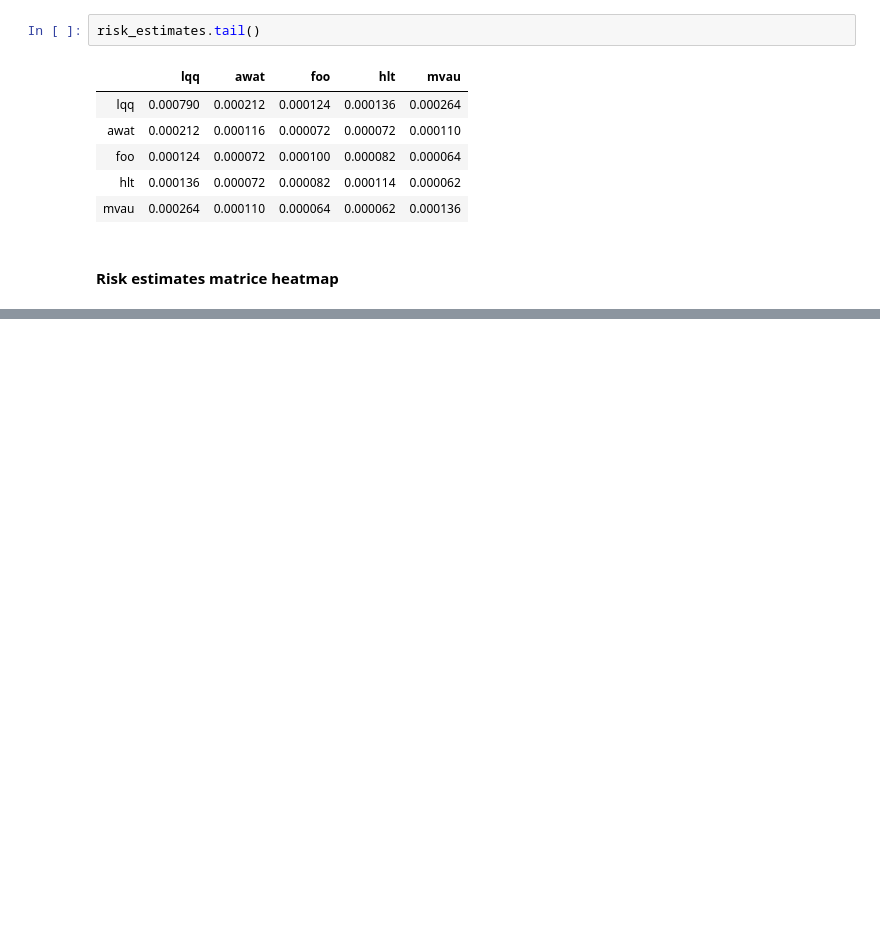
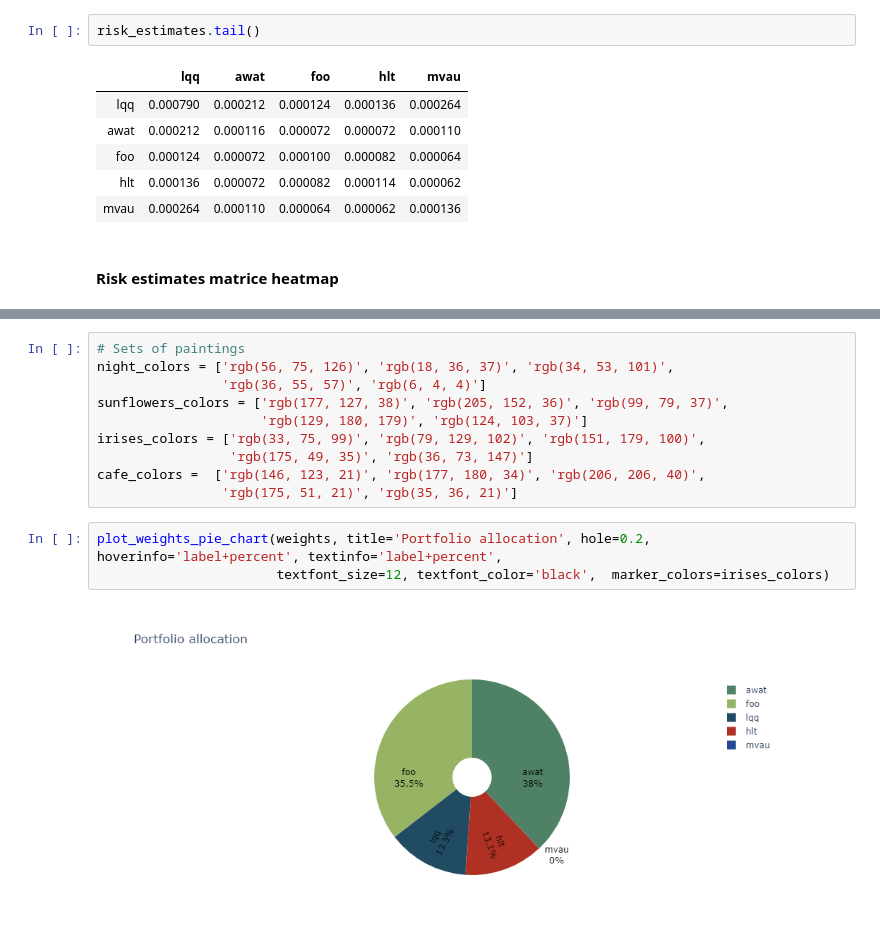
Before and after one commit to mzizi-io/Portfolio-Construction, a Jupyter notebook: cookbook.ipynb, the cells around one changed output, grey strips where cells are left out. Drawn from its saved outputs; the diff is of its cells as text; blank space fills up the shorter version.

```diff
--- a/cookbook.ipynb
+++ b/cookbook.ipynb
@@ -160,0 +173,15 @@ OrderedDict([('lqq', 0.29308691548033544),
+# %%
+# Sets of paintings
+night_colors = ['rgb(56, 75, 126)', 'rgb(18, 36, 37)', 'rgb(34, 53, 101)',
+                'rgb(36, 55, 57)', 'rgb(6, 4, 4)']
+sunflowers_colors = ['rgb(177, 127, 38)', 'rgb(205, 152, 36)', 'rgb(99, 79, 37)',
+                     'rgb(129, 180, 179)', 'rgb(124, 103, 37)']
+irises_colors = ['rgb(33, 75, 99)', 'rgb(79, 129, 102)', 'rgb(151, 179, 100)',
+                 'rgb(175, 49, 35)', 'rgb(36, 73, 147)']
+cafe_colors =  ['rgb(146, 123, 21)', 'rgb(177, 180, 34)', 'rgb(206, 206, 40)',
+                'rgb(175, 51, 21)', 'rgb(35, 36, 21)']
+# %%
+plot_weights_pie_chart(weights, title='Portfolio allocation', hole=0.2, hoverinfo='label+percent', textinfo='label+percent',
+                       textfont_size=12, textfont_color='black',  marker_colors=irises_colors)
+# %% [output]
+[figure, added]
```
Also changed, not shown: parts of 13 cells of this notebook.
